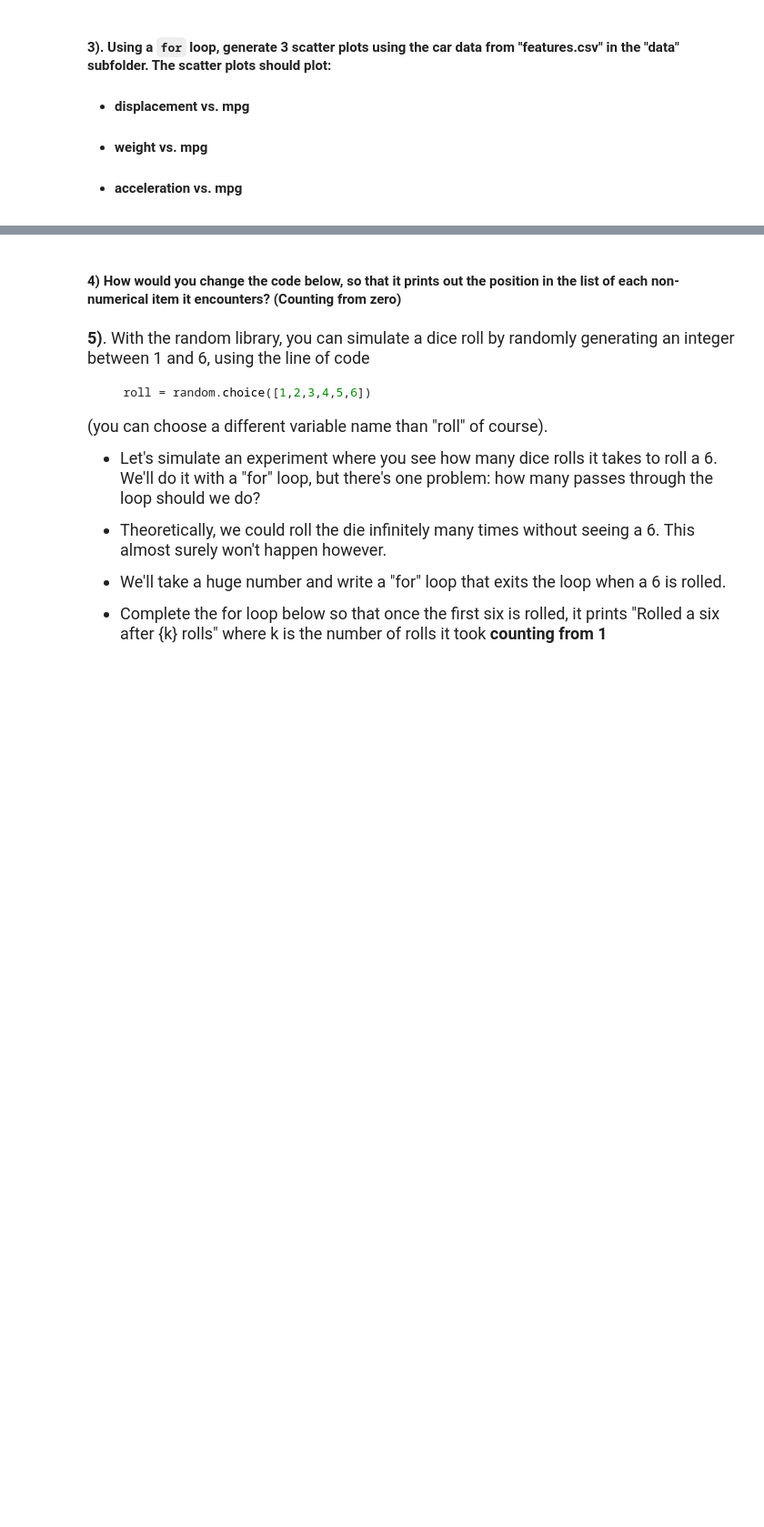
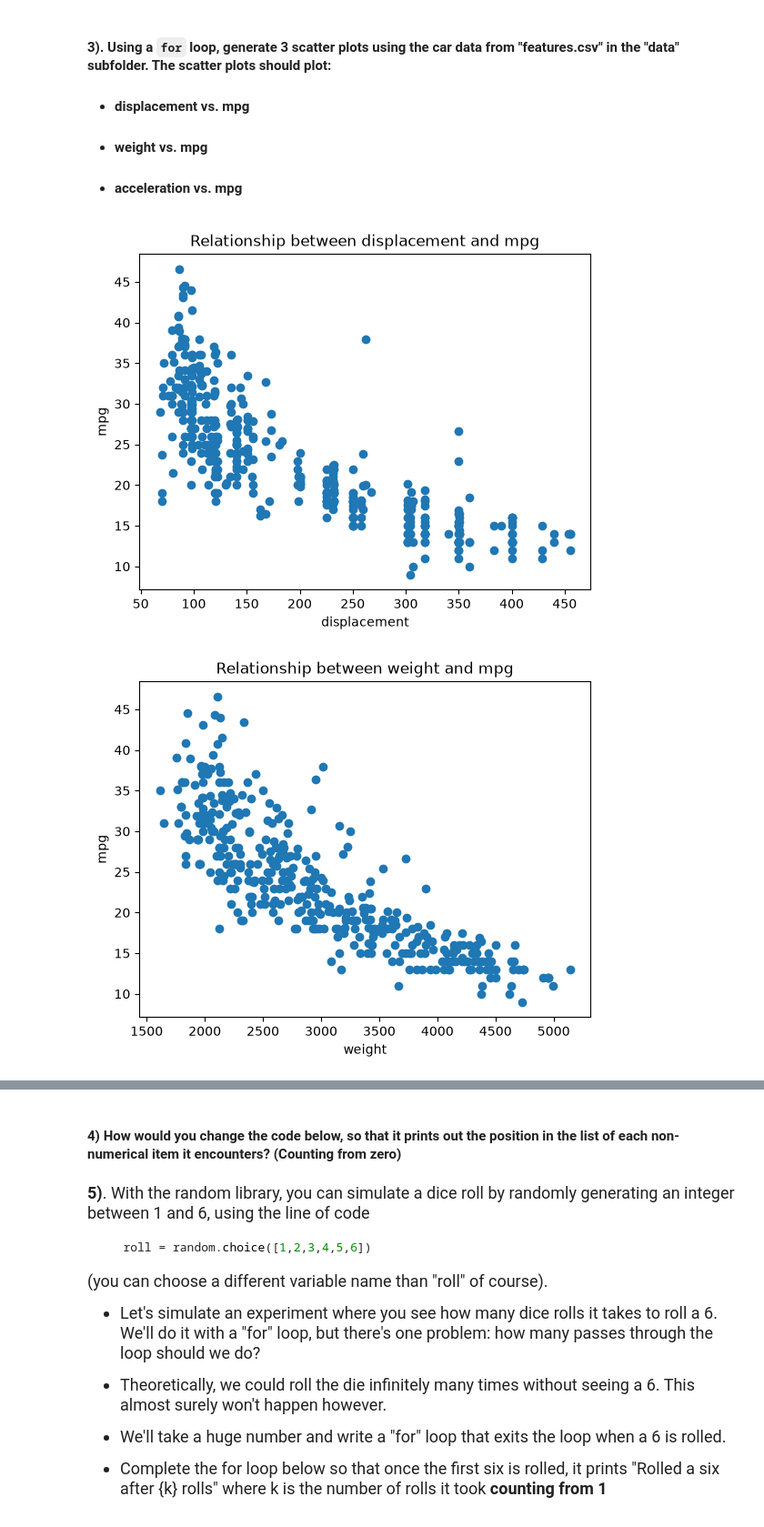
Before and after one commit to vzhu6/datasci151fall2026, a Jupyter notebook: lecture_06_for_loops/Lecture06 copy.ipynb, the cells around one changed output, grey strips where cells are left out. Shown at 91% size. Cells and saved outputs as stored; diff of their text form; code cells hidden in the pictures; blank space fills up the shorter version.

```diff
--- a/lecture_06_for_loops/Lecture06 copy.ipynb
+++ b/lecture_06_for_loops/Lecture06 copy.ipynb
@@ -734,3 +785,12 @@ $$ S_n = 1 + 2 + 3 + \cdots + n$$
 n = 31 # run this cell with other positive integers (start smaller to check your answer)
 
 # your code below
+
+Sn = 0
+total = range(n)
+
+for i in total:
+    sum = i + 1
+    Sn = Sn + sum
+
+print(Sn)
@@ -741,6 +803,22 @@ n = 31 # run this cell with other positive integers (start smaller to check your
 - #### weight vs. mpg
 - #### acceleration vs. mpg
 # %%
+import pandas as pd
+import matplotlib.pyplot as plt
+
 carfeatures = pd.read_csv("data/features.csv")
 
 # your code below
+
+xvar = ['displacement', 'weight', 'acceleration']
+yvar = 'mpg'
+
+for i in xvar:
+    plt.scatter(x = carfeatures[i],y = carfeatures[yvar])
+    plt.xlabel(i)
+    plt.ylabel(yvar)
+    plt.title("Relationship between " + i + " and " + yvar)
+    plt.show()
+# %% [output]
+[figure, added]
+[figure, added]
```
Also changed, not shown: parts of 4 cells of this notebook.
